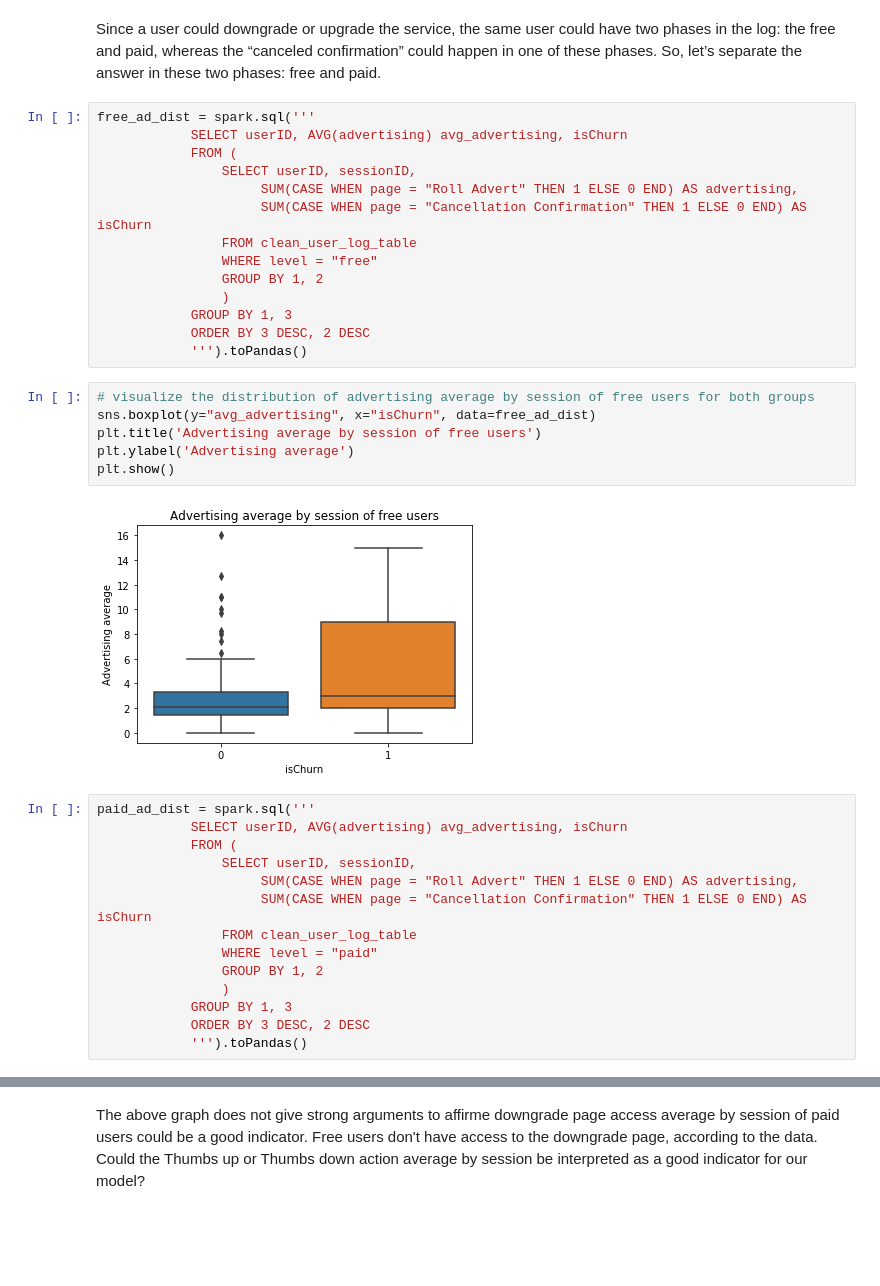
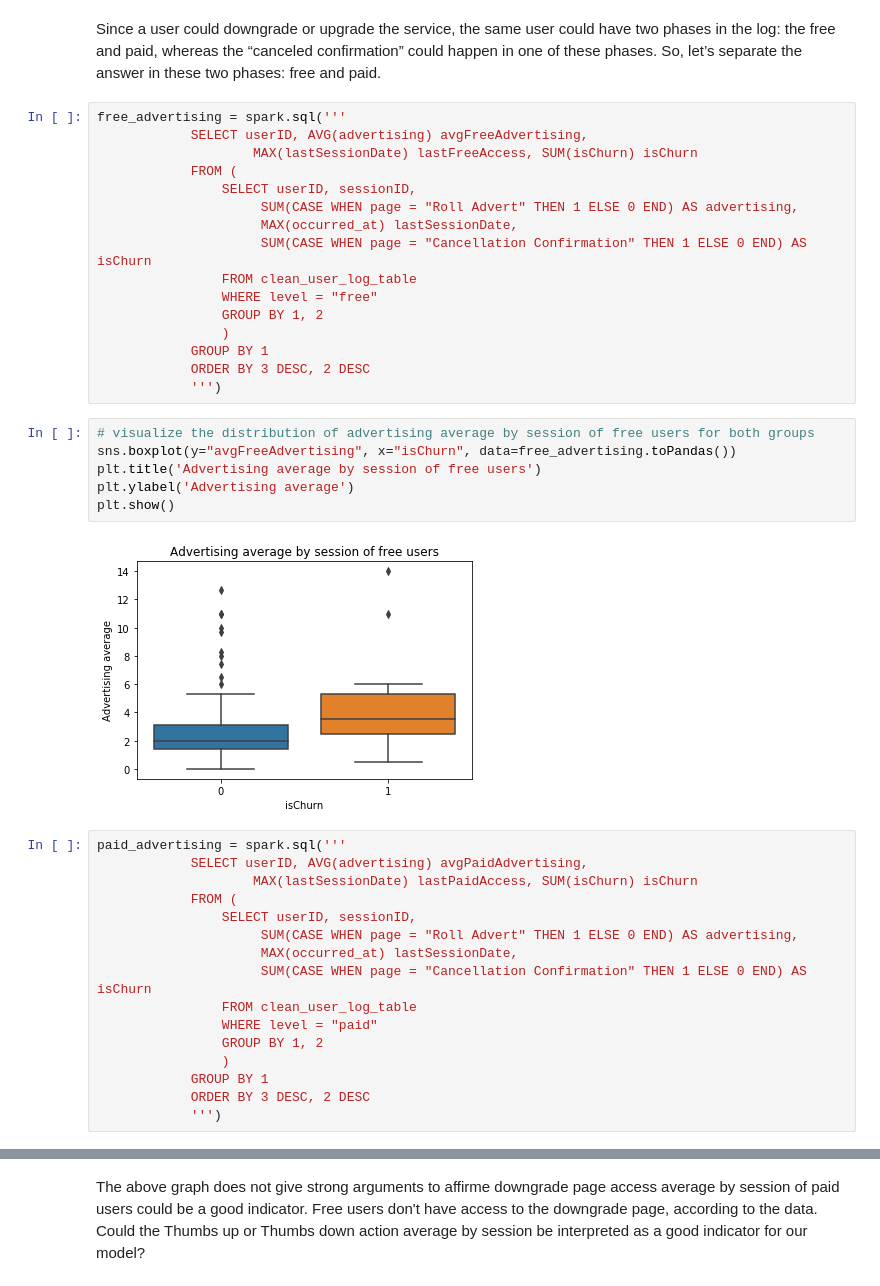
Before and after one commit to thiagolimaop/sparkify_churn, a Jupyter notebook: Sparkify.ipynb, the cells around one changed output, grey strips where cells are left out. Cells and saved outputs as stored; diff of their text form; blank space fills up the shorter version.

Commit message:
fix: correcting the advertising average measure

```diff
--- a/Sparkify.ipynb
+++ b/Sparkify.ipynb
@@ -469,40 +555,44 @@ spark.sql('''
 # %% [markdown]
 Since a user could downgrade or upgrade the service, the same user could have two phases in the log: the free and paid, whereas the “canceled confirmation” could happen in one of these phases. So, let’s separate the answer in these two phases: free and paid.
 # %%
-free_ad_dist = spark.sql('''
-            SELECT userID, AVG(advertising) avg_advertising, isChurn
+free_advertising = spark.sql('''
+            SELECT userID, AVG(advertising) avgFreeAdvertising,
+                    MAX(lastSessionDate) lastFreeAccess, SUM(isChurn) isChurn
             FROM (
                 SELECT userID, sessionID,
                      SUM(CASE WHEN page = "Roll Advert" THEN 1 ELSE 0 END) AS advertising,
+                     MAX(occurred_at) lastSessionDate,
                      SUM(CASE WHEN page = "Cancellation Confirmation" THEN 1 ELSE 0 END) AS isChurn
                 FROM clean_user_log_table
                 WHERE level = "free"
                 GROUP BY 1, 2
                 )
-            GROUP BY 1, 3
+            GROUP BY 1
             ORDER BY 3 DESC, 2 DESC
-            ''').toPandas()
+            ''')
 # %%
 # visualize the distribution of advertising average by session of free users for both groups
-sns.boxplot(y="avg_advertising", x="isChurn", data=free_ad_dist)
+sns.boxplot(y="avgFreeAdvertising", x="isChurn", data=free_advertising.toPandas())
 plt.title('Advertising average by session of free users')
 plt.ylabel('Advertising average')
 plt.show()
 # %% [output]
-[figure, old version]
+[figure, new version]
 # %%
-paid_ad_dist = spark.sql('''
-            SELECT userID, AVG(advertising) avg_advertising, isChurn
+paid_advertising = spark.sql('''
+            SELECT userID, AVG(advertising) avgPaidAdvertising,
+                    MAX(lastSessionDate) lastPaidAccess, SUM(isChurn) isChurn
             FROM (
                 SELECT userID, sessionID,
                      SUM(CASE WHEN page = "Roll Advert" THEN 1 ELSE 0 END) AS advertising,
+                     MAX(occurred_at) lastSessionDate,
                      SUM(CASE WHEN page = "Cancellation Confirmation" THEN 1 ELSE 0 END) AS isChurn
                 FROM clean_user_log_table
                 WHERE level = "paid"
                 GROUP BY 1, 2
                 )
-            GROUP BY 1, 3
+            GROUP BY 1
             ORDER BY 3 DESC, 2 DESC
-            ''').toPandas()
+            ''')
 # %%
 # visualize the distribution of advertising average by session of paid users for both groups
```
Also changed, not shown: parts of 64 cells of this notebook.
